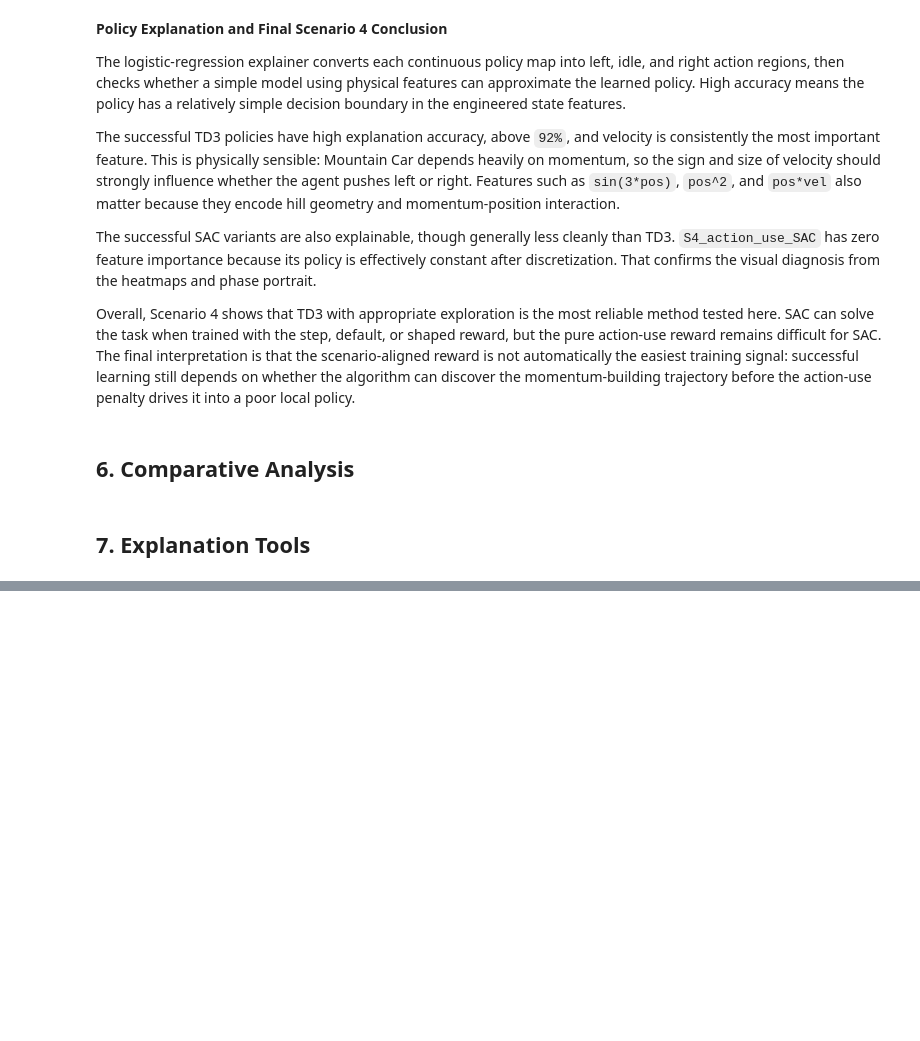
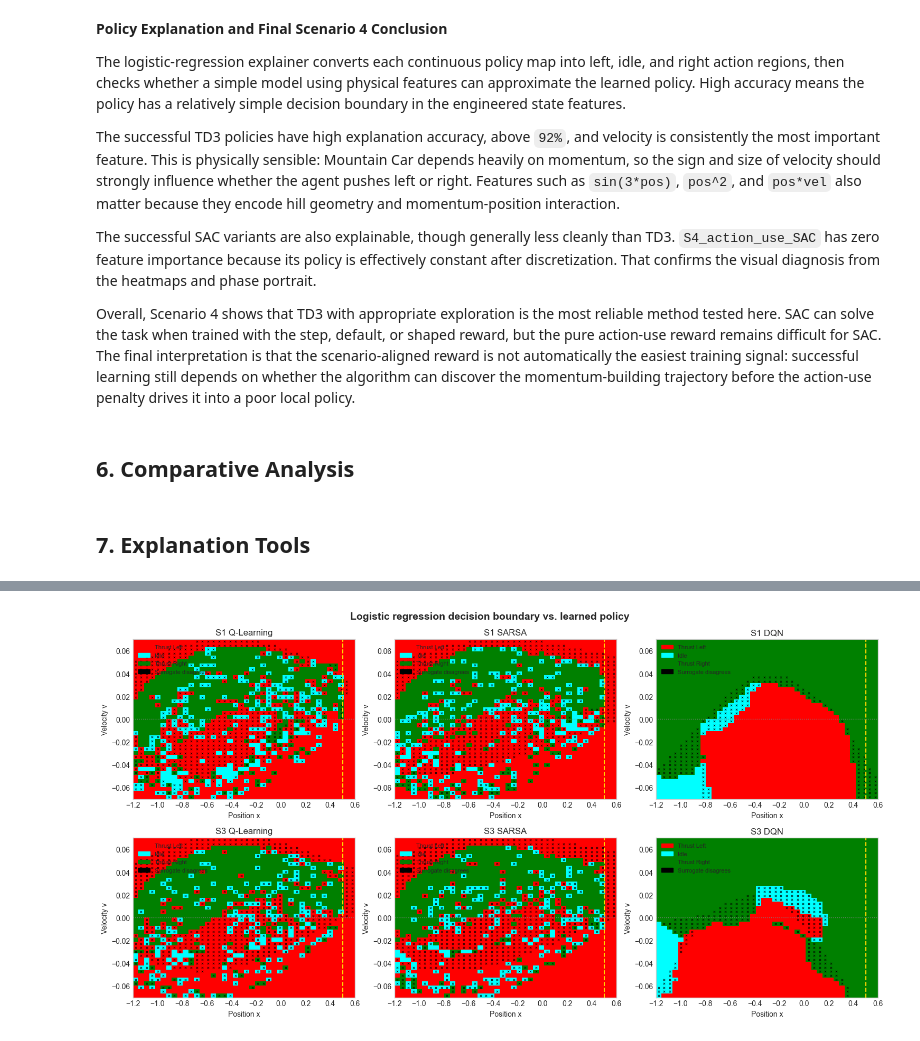
Before and after one commit to catebros/RL-Group, a Jupyter notebook: RLI_22_A0_MountainCar.ipynb, the cells around one changed output, grey strips where cells are left out. Saved outputs shown, nothing was run; the diff lists cells and outputs as text; code cells hidden in the pictures; blank space fills up the shorter version.

```diff
--- a/RLI_22_A0_MountainCar.ipynb
+++ b/RLI_22_A0_MountainCar.ipynb
@@ -2024,0 +2214,24 @@ Overall, Scenario 4 shows that TD3 with appropriate exploration is the most reli
+# %%
+# Decision-boundary overlays: where does the logistic-regression surrogate
+# disagree with the true (binned) policy? Black 'x' marks each disagreeing cell.
+n = len(all_results)
+ncols = 3
+nrows = (n + ncols - 1) // ncols
+fig, axes = plt.subplots(nrows, ncols, figsize=(5 * ncols, 4 * nrows))
+axes = np.asarray(axes).reshape(-1)
+for ax, (name, res) in zip(axes, all_results.items()):
+    mc.plot_decision_boundary_overlay(
+        policy_grids[name],
+        res["logreg"]["predictions_grid"],
+        n_bins=policy_grids[name].shape[0],
+        ax=ax,
+        title=name,
+    )
+for ax in axes[len(all_results):]:
+    ax.axis("off")
+plt.suptitle("Logistic regression decision boundary vs. learned policy",
+             fontsize=14, fontweight='bold')
+plt.tight_layout()
+plt.show()
+# %% [output]
+[figure, added]
```
Also changed, not shown: parts of 30 cells of this notebook, 40 other files.
